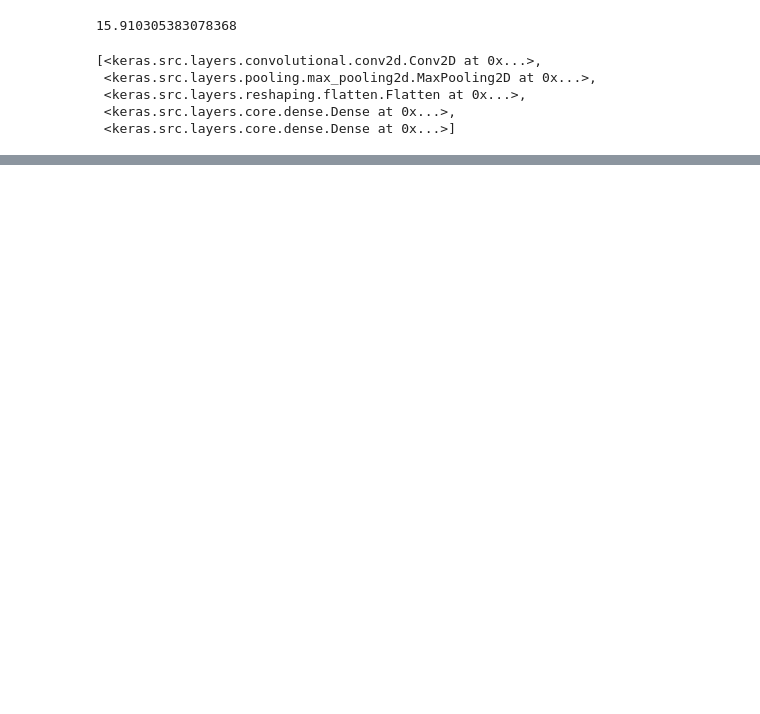
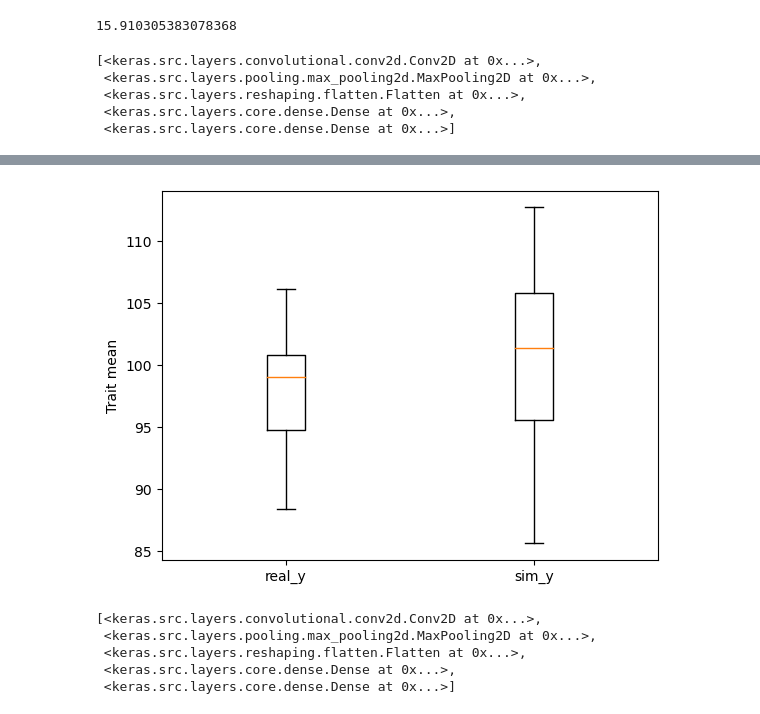
Before and after one commit to Phlup/Masterarbeit, a Jupyter notebook: code/pheno_predict.ipynb, the cells around one changed output, grey strips where cells are left out. Drawn from its saved outputs; the diff is of its cells as text; code cells hidden in the pictures; blank space fills up the shorter version.

Commit message:
CNN traits

```diff
--- a/code/pheno_predict.ipynb
+++ b/code/pheno_predict.ipynb
@@ -97,0 +169,35 @@ model.layers
+# %%
+#train CNN on parental traits and genmap rate
+real_x = np.array(real_parent_trait).reshape(25,3,974,1)
+sim_x = np.array(sim_parent_trait).reshape(96,3,974,1)
+real_y = real_phenos["trait_95_perc"]
+sim_y = sim_phenos["trait_95_perc"]
+kernel_x = 3
+kernel_y = 974
+model = models.Sequential()
+#Convolute on (3, 5) window
+model.add(layers.Conv2D(32, (3, 5), activation='relu', input_shape=(kernel_x, kernel_y, 1)))
+model.add(layers.MaxPooling2D((1, 4)))
+model.add(layers.Flatten())
+model.add(layers.Dense(32, activation='relu'))
+model.add(layers.Dense(1, activation='linear'))
+
+#compile model
+model.compile(optimizer='adam', loss='mean_squared_error')
+
+#print summary
+model.summary()
+
+#train model on simulated data
+history = model.fit(sim_x, sim_y, epochs=500, batch_size=1)
+
+#evaluate model on real data
+loss = model.evaluate(real_x, real_y)
+print("Test Loss:", loss)
+
+#predict on real data
+predictions = model.predict(real_x)
+
+#compare predicted and true real values
+for i in range(len(predictions)):
+    print(f"Sample {i + 1}: Predicted={predictions[i][0]}, True={real_y[i]}")
@@ -97,0 +257,19 @@ model.layers
+# %%
+plt.boxplot([real_y, sim_y], labels=['real_y', 'sim_y'])
+
+# Add labels and title
+plt.xlabel('')
+plt.ylabel('Trait mean')
+
+# Show the plot
+plt.show()
+# %% [output]
+[figure, added]
+# %%
+model.layers
+# %% [output]
+[<keras.src.layers.convolutional.conv2d.Conv2D at 0x...>,
+ <keras.src.layers.pooling.max_pooling2d.MaxPooling2D at 0x...>,
+ <keras.src.layers.reshaping.flatten.Flatten at 0x...>,
+ <keras.src.layers.core.dense.Dense at 0x...>,
+ <keras.src.layers.core.dense.Dense at 0x...>]
```
Also changed, not shown: parts of 11 cells of this notebook, 4 other files.
